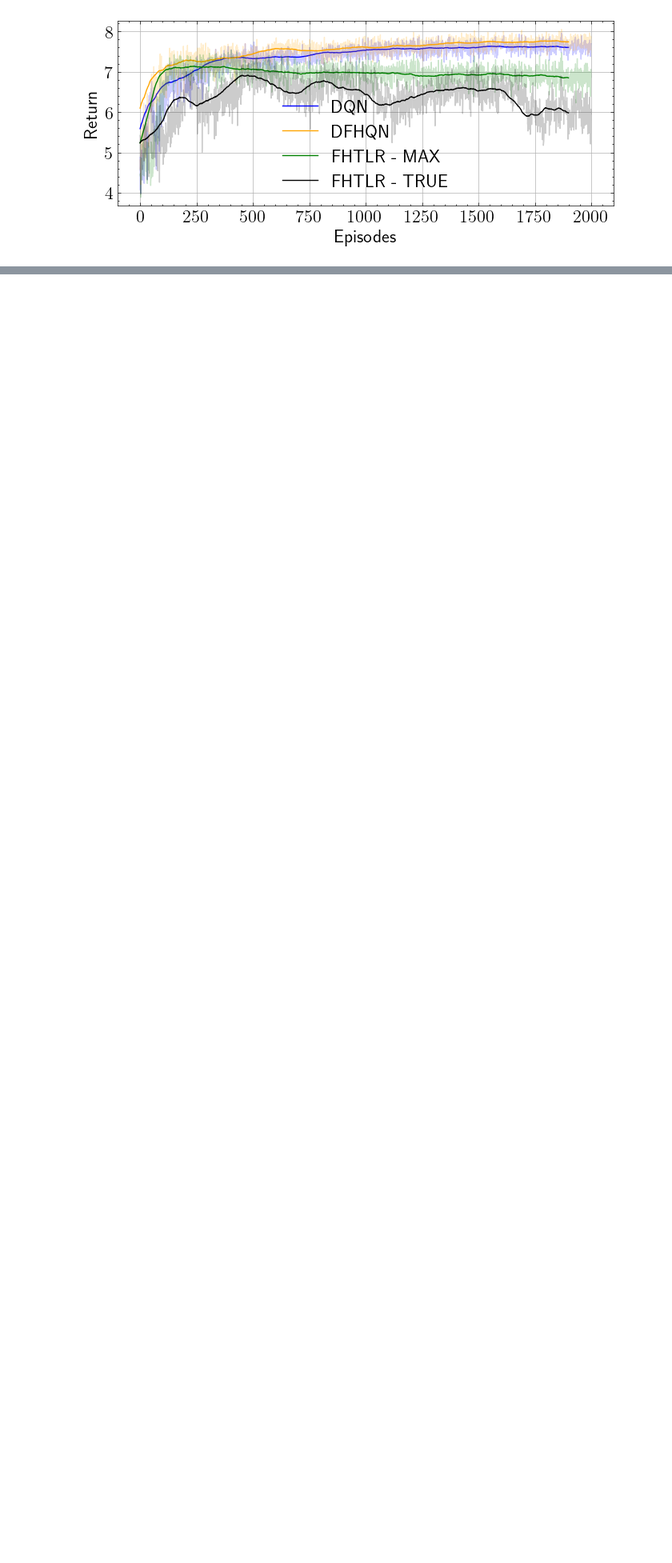
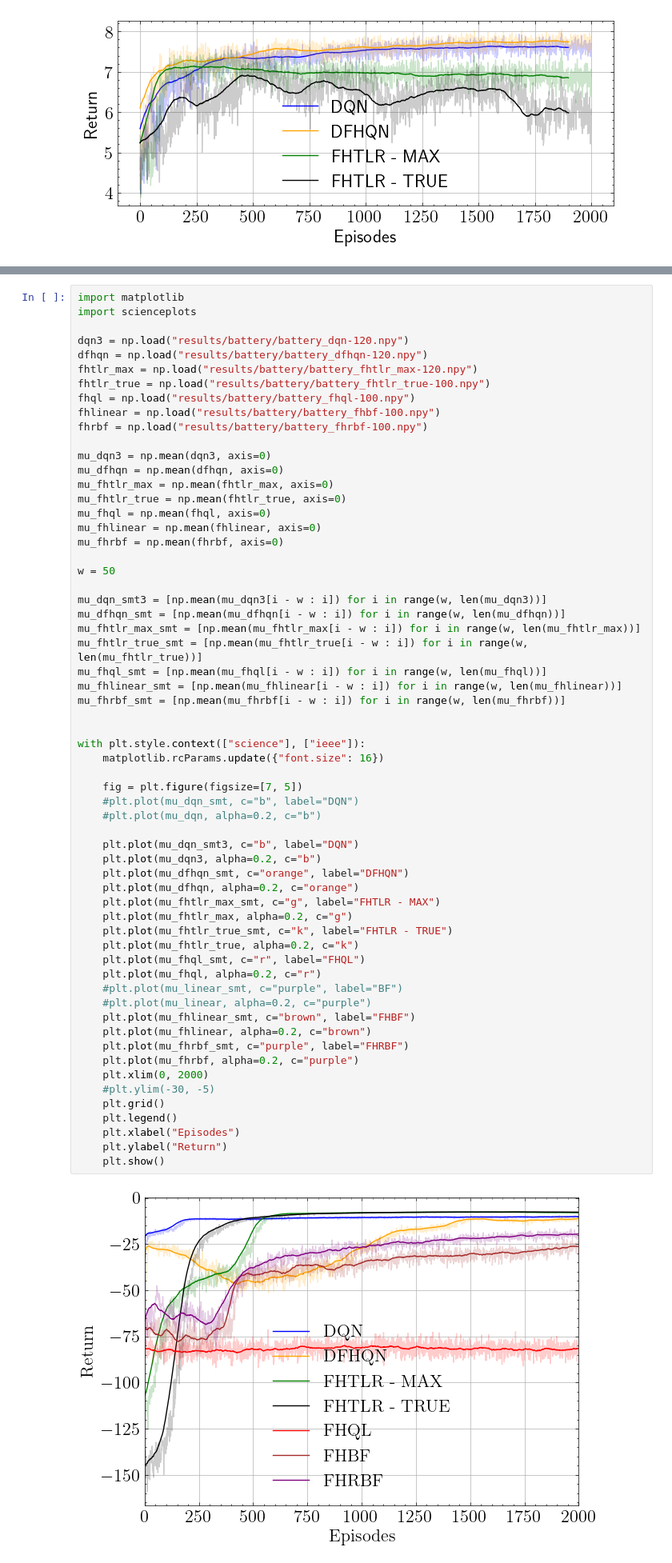
Before and after one commit to sergiorozada12/fhtlr-opt-learning, a Jupyter notebook: pruebas.ipynb, the cells around one changed output, grey strips where cells are left out. Shown at 80% size. Saved outputs shown, nothing was run; the diff lists cells and outputs as text; blank space fills up the shorter version.

Commit message:
Battery experiments completed

```diff
--- a/pruebas.ipynb
+++ b/pruebas.ipynb
@@ -126,3 +126,66 @@ with plt.style.context(["science"], ["ieee"]):
     plt.show()
 # %% [output]
 [figure]
+# %%
+import matplotlib
+import scienceplots
+
+dqn3 = np.load("results/battery/battery_dqn-120.npy")
+dfhqn = np.load("results/battery/battery_dfhqn-120.npy")
+fhtlr_max = np.load("results/battery/battery_fhtlr_max-120.npy")
+fhtlr_true = np.load("results/battery/battery_fhtlr_true-100.npy")
+fhql = np.load("results/battery/battery_fhql-100.npy")
+fhlinear = np.load("results/battery/battery_fhbf-100.npy")
+fhrbf = np.load("results/battery/battery_fhrbf-100.npy")
+
+mu_dqn3 = np.mean(dqn3, axis=0)
+mu_dfhqn = np.mean(dfhqn, axis=0)
+mu_fhtlr_max = np.mean(fhtlr_max, axis=0)
+mu_fhtlr_true = np.mean(fhtlr_true, axis=0)
+mu_fhql = np.mean(fhql, axis=0)
+mu_fhlinear = np.mean(fhlinear, axis=0)
+mu_fhrbf = np.mean(fhrbf, axis=0)
+
+w = 50
+
+mu_dqn_smt3 = [np.mean(mu_dqn3[i - w : i]) for i in range(w, len(mu_dqn3))]
+mu_dfhqn_smt = [np.mean(mu_dfhqn[i - w : i]) for i in range(w, len(mu_dfhqn))]
+mu_fhtlr_max_smt = [np.mean(mu_fhtlr_max[i - w : i]) for i in range(w, len(mu_fhtlr_max))]
+mu_fhtlr_true_smt = [np.mean(mu_fhtlr_true[i - w : i]) for i in range(w, len(mu_fhtlr_true))]
+mu_fhql_smt = [np.mean(mu_fhql[i - w : i]) for i in range(w, len(mu_fhql))]
+mu_fhlinear_smt = [np.mean(mu_fhlinear[i - w : i]) for i in range(w, len(mu_fhlinear))]
+mu_fhrbf_smt = [np.mean(mu_fhrbf[i - w : i]) for i in range(w, len(mu_fhrbf))]
+
+
+with plt.style.context(["science"], ["ieee"]):
+    matplotlib.rcParams.update({"font.size": 16})
+
+    fig = plt.figure(figsize=[7, 5])
+    #plt.plot(mu_dqn_smt, c="b", label="DQN")
+    #plt.plot(mu_dqn, alpha=0.2, c="b")
+
+    plt.plot(mu_dqn_smt3, c="b", label="DQN")
+    plt.plot(mu_dqn3, alpha=0.2, c="b")
+    plt.plot(mu_dfhqn_smt, c="orange", label="DFHQN")
+    plt.plot(mu_dfhqn, alpha=0.2, c="orange")
+    plt.plot(mu_fhtlr_max_smt, c="g", label="FHTLR - MAX")
+    plt.plot(mu_fhtlr_max, alpha=0.2, c="g")
+    plt.plot(mu_fhtlr_true_smt, c="k", label="FHTLR - TRUE")
+    plt.plot(mu_fhtlr_true, alpha=0.2, c="k")
+    plt.plot(mu_fhql_smt, c="r", label="FHQL")
+    plt.plot(mu_fhql, alpha=0.2, c="r")
+    #plt.plot(mu_linear_smt, c="purple", label="BF")
+    #plt.plot(mu_linear, alpha=0.2, c="purple")
+    plt.plot(mu_fhlinear_smt, c="brown", label="FHBF")
+    plt.plot(mu_fhlinear, alpha=0.2, c="brown")
+    plt.plot(mu_fhrbf_smt, c="purple", label="FHRBF")
+    plt.plot(mu_fhrbf, alpha=0.2, c="purple")
+    plt.xlim(0, 2000)
+    #plt.ylim(-30, -5)
+    plt.grid()
+    plt.legend()
+    plt.xlabel("Episodes")
+    plt.ylabel("Return")
+    plt.show()
+# %% [output]
+[figure, added]
```
Also changed, not shown: parts of 1 cell of this notebook, 50 other files.
